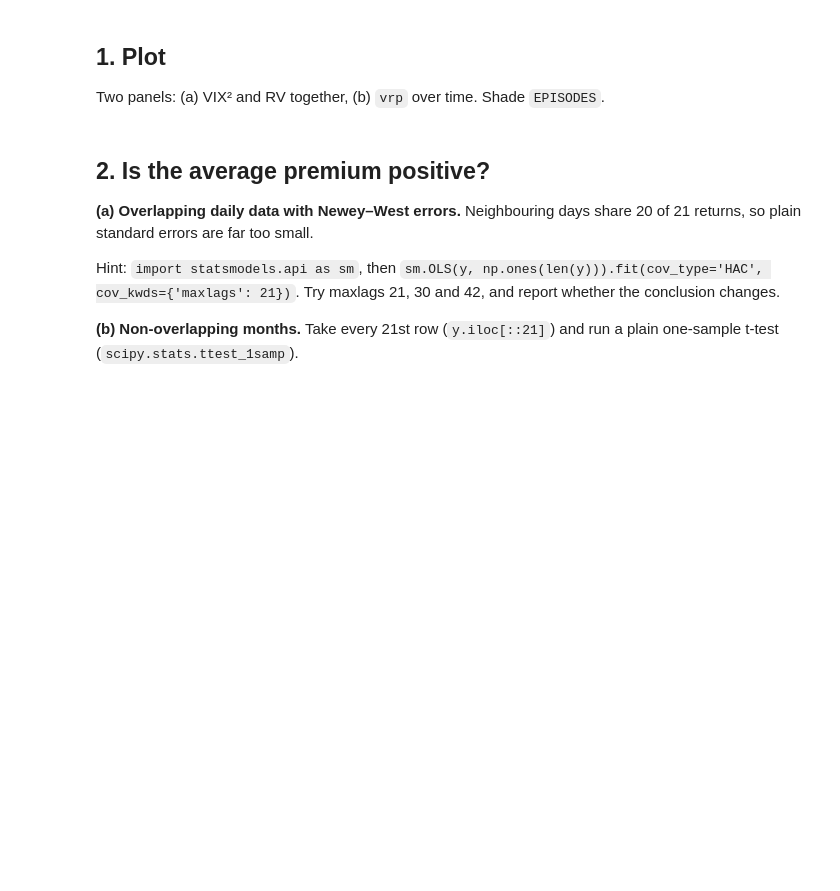
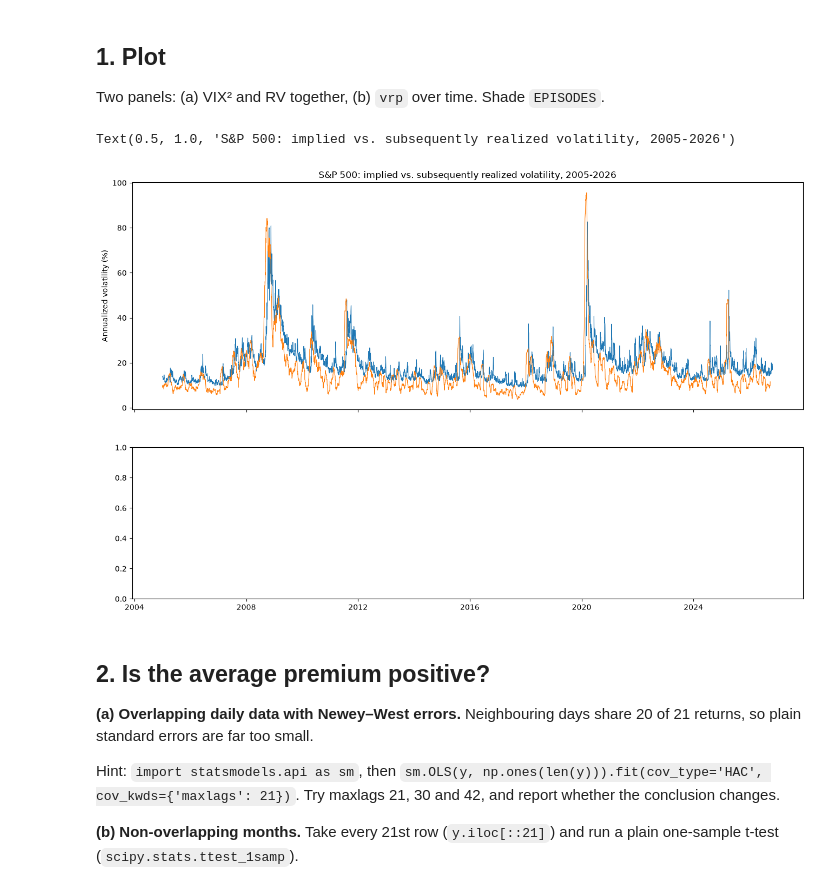
Before and after one commit to Sagar-DU/volatility-risk-premium, a Jupyter notebook: notebooks/02_premium.ipynb, the cells around one changed output. Saved outputs shown, nothing was run; the diff lists cells and outputs as text; code cells hidden in the pictures; blank space fills up the shorter version.

Commit message:
implied vs realized volatility plot added

```diff
--- a/notebooks/02_premium.ipynb
+++ b/notebooks/02_premium.ipynb
@@ -24,7 +24,23 @@ df.tail()
 ## 1. Plot
 Two panels: (a) VIX² and RV together, (b) `vrp` over time. Shade `EPISODES`.
 # %%
-# TODO
+import os
+os.makedirs('../figures', exist_ok=True)
+
+impl_vol = 100 * np.sqrt(df["iv_var"]) # VIX, in volatility points
+real_vol = 100 * np.sqrt(df["rv_fwd21"]) # realized volatility, in volatility points over the next 21 days
+vrp_pts = df["vrp_volpts"] # implied minus realized volatility, in volatility points
+
+fig, (ax1, ax2) = plt.subplots(2, 1, sharex = True, figsize = (16, 10), gridspec_kw = {"height_ratios": [3, 2]})
+
+# (a) implied vs realized volatility
+ax1.plot(impl_vol.index, impl_vol, lw = 0.8, color = "tab:blue", label = "Implied volatility (VIX)")
+ax1.plot(real_vol.index, real_vol, lw = 0.8, color = "tab:orange", label = "Realized volatility (21-day)")
+ax1.set_ylabel("Annualized volatility (%)")
+ax1.set_title("S&P 500: implied vs. subsequently realized volatility, 2005-2026")
+# %% [output]
+Text(0.5, 1.0, 'S&P 500: implied vs. subsequently realized volatility, 2005-2026')
+[figure, added]
 # %% [markdown]
 ## 2. Is the average premium positive?
 
```
Also changed, not shown: 1 other file.
